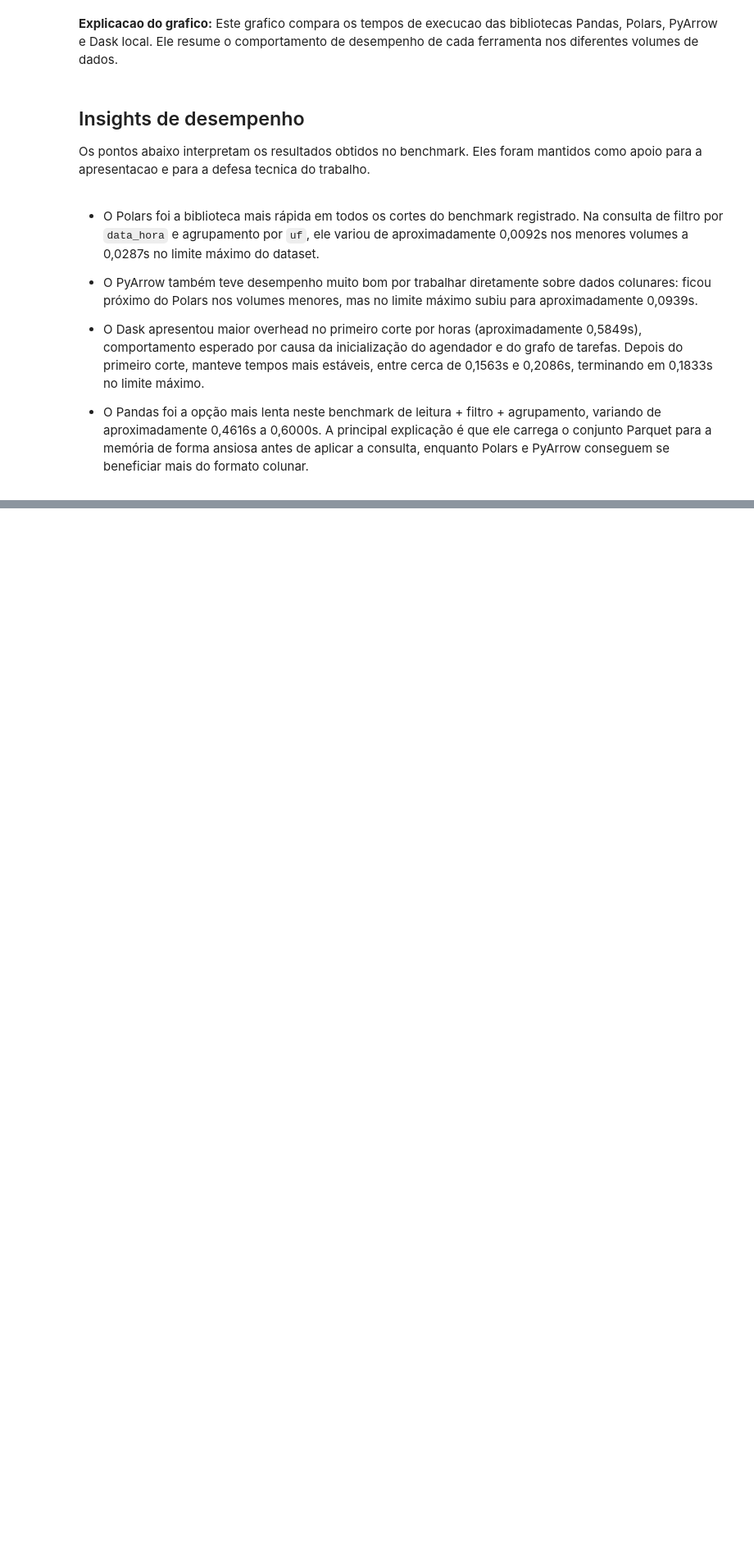
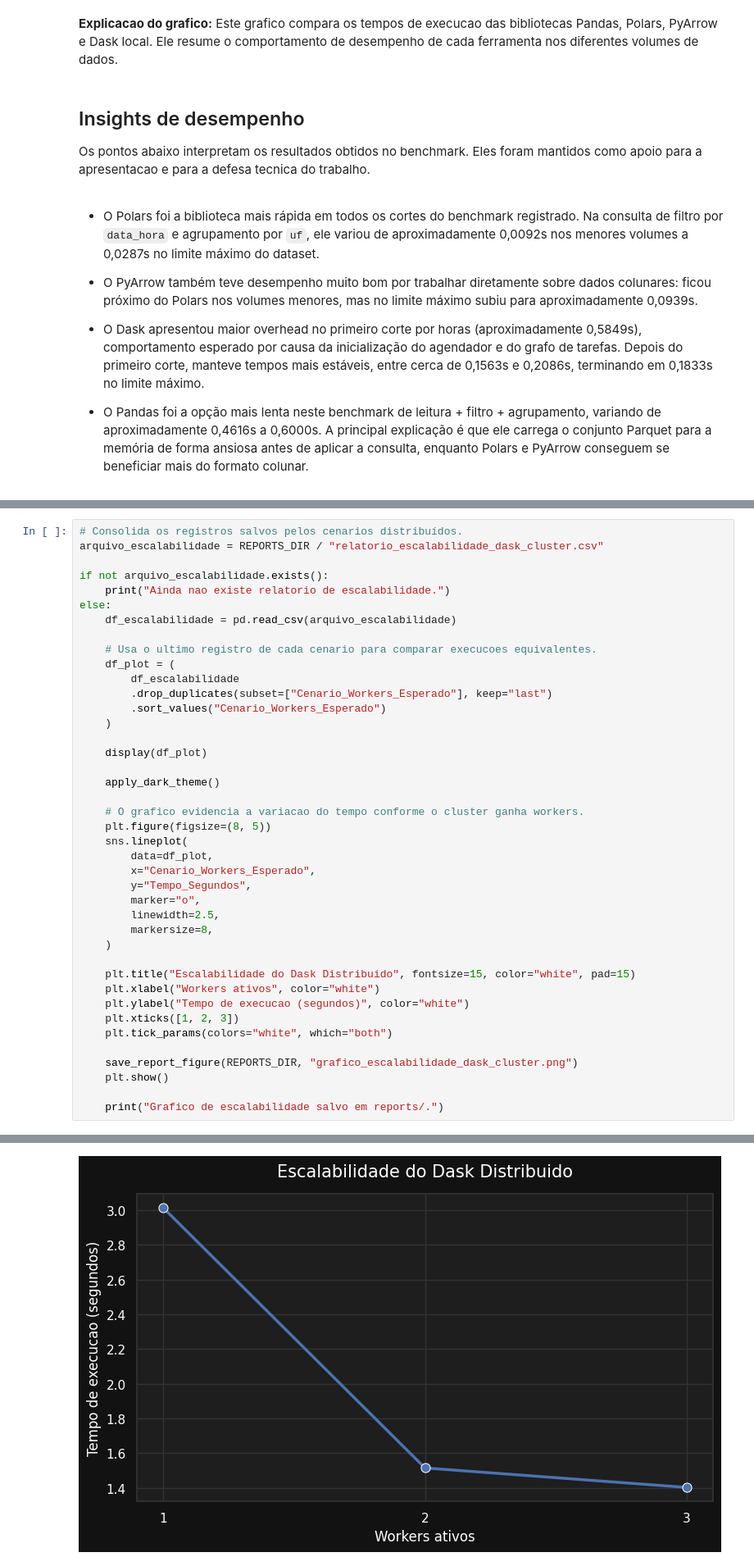
Before and after one commit to matheuschrys/PAD_analise_acidentesPRF, a Jupyter notebook: notebooks/acidentes_prf_trabalho_part1.ipynb, the cells around one changed output, grey strips where cells are left out. Shown at 82% size. Drawn from its saved outputs; the diff is of its cells as text; blank space fills up the shorter version.

Commit message:
Atualiza entrega final com Dask distribuido

```diff
--- a/notebooks/acidentes_prf_trabalho_part1.ipynb
+++ b/notebooks/acidentes_prf_trabalho_part1.ipynb
@@ -687,0 +1352,42 @@ Os pontos abaixo interpretam os resultados obtidos no benchmark. Eles foram mant
+# %%
+# Consolida os registros salvos pelos cenarios distribuídos.
+arquivo_escalabilidade = REPORTS_DIR / "relatorio_escalabilidade_dask_cluster.csv"
+
+if not arquivo_escalabilidade.exists():
+    print("Ainda nao existe relatorio de escalabilidade.")
+else:
+    df_escalabilidade = pd.read_csv(arquivo_escalabilidade)
+
+    # Usa o ultimo registro de cada cenario para comparar execucoes equivalentes.
+    df_plot = (
+        df_escalabilidade
+        .drop_duplicates(subset=["Cenario_Workers_Esperado"], keep="last")
+        .sort_values("Cenario_Workers_Esperado")
+    )
+
+    display(df_plot)
+
+    apply_dark_theme()
+
+    # O grafico evidencia a variacao do tempo conforme o cluster ganha workers.
+    plt.figure(figsize=(8, 5))
+    sns.lineplot(
+        data=df_plot,
+        x="Cenario_Workers_Esperado",
+        y="Tempo_Segundos",
+        marker="o",
+        linewidth=2.5,
+        markersize=8,
+    )
+
+    plt.title("Escalabilidade do Dask Distribuido", fontsize=15, color="white", pad=15)
+    plt.xlabel("Workers ativos", color="white")
+    plt.ylabel("Tempo de execucao (segundos)", color="white")
+    plt.xticks([1, 2, 3])
+    plt.tick_params(colors="white", which="both")
+
+    save_report_figure(REPORTS_DIR, "grafico_escalabilidade_dask_cluster.png")
+    plt.show()
+
+    print("Grafico de escalabilidade salvo em reports/.")
+# %% [output]
@@ -687,0 +1398 @@ Os pontos abaixo interpretam os resultados obtidos no benchmark. Eles foram mant
+[figure, added]
```
Also changed, not shown: parts of 25 cells of this notebook, 18 other files.
